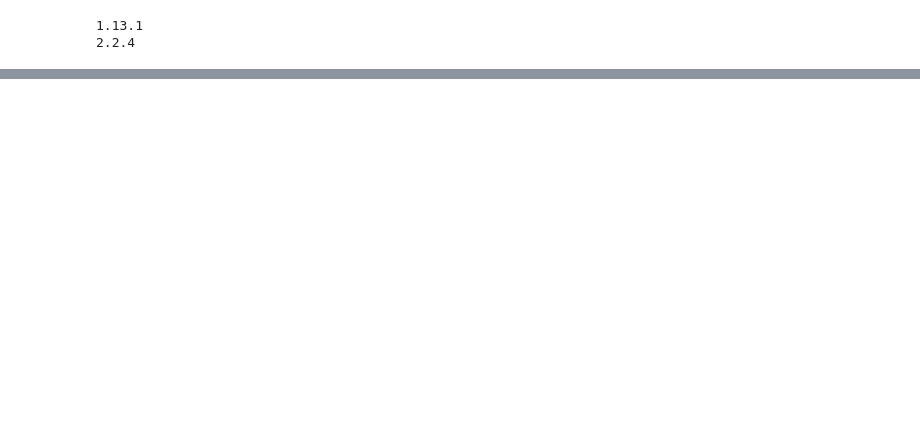
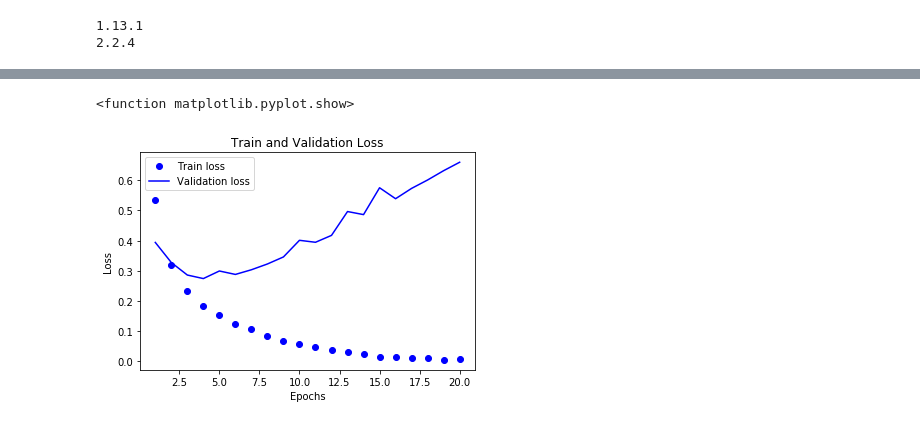
Before and after one commit to sorennelson/Deep_Learning_with_Python, a Jupyter notebook: IMDB_Classification.ipynb, the cells around one changed output, grey strips where cells are left out. Drawn from its saved outputs; the diff is of its cells as text; code cells hidden in the pictures; blank space fills up the shorter version.

```diff
--- a/IMDB_Classification.ipynb
+++ b/IMDB_Classification.ipynb
@@ -13,0 +44,15 @@ print(keras.__version__)
+# %%
+model = models.Sequential()
+model.add(layers.Dense(16, activation='relu', input_shape=(10000,)))
+model.add(layers.Dense(16, activation='relu'))
+model.add(layers.Dense(1, activation='sigmoid'))
+# %%
+# model.compile(optimizer='rmsprop', loss='binary_crossentropy', metrics=['accuracy'])
+model.compile(optimizer=optimizers.RMSprop(lr=0.001), loss=losses.binary_crossentropy, metrics=[metrics.binary_accuracy])
+# %%
+x_val = x_train[:10000]
+partial_x_train = x_train[10000:]
+y_val = y_train[:10000]
+partial_y_train = y_train[10000:]
+# %%
+hist = model.fit(partial_x_train, partial_y_train, epochs=20, batch_size=512, validation_data=(x_val, y_val))
@@ -13,0 +69,19 @@ print(keras.__version__)
+# %%
+hist_dict = hist.history
+
+loss_vals = hist_dict['loss']
+val_loss_vals = hist_dict['val_loss']
+
+epochs = range(1, len(hist_dict['binary_accuracy']) + 1)
+# bo - blue dot
+plt.plot(epochs, loss_vals, 'bo', label='Train loss')
+# b - solid blue line
+plt.plot(epochs, val_loss_vals, 'b', label='Validation loss')
+plt.title('Train and Validation Loss')
+plt.xlabel('Epochs')
+plt.ylabel('Loss')
+plt.legend()
+plt.show
+# %% [output]
+<function matplotlib.pyplot.show>
+[figure, added]
```
Also changed, not shown: parts of 10 cells of this notebook.
